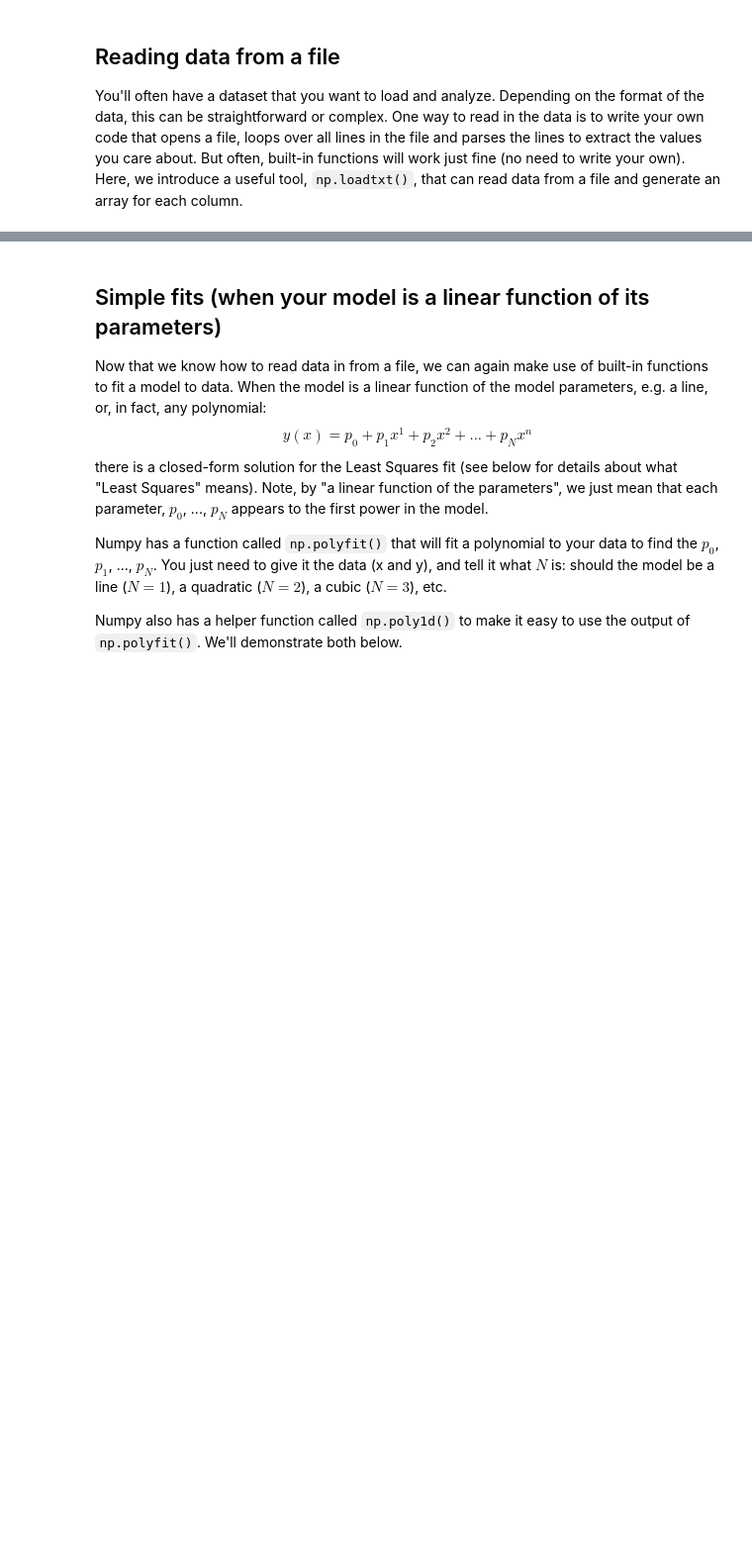
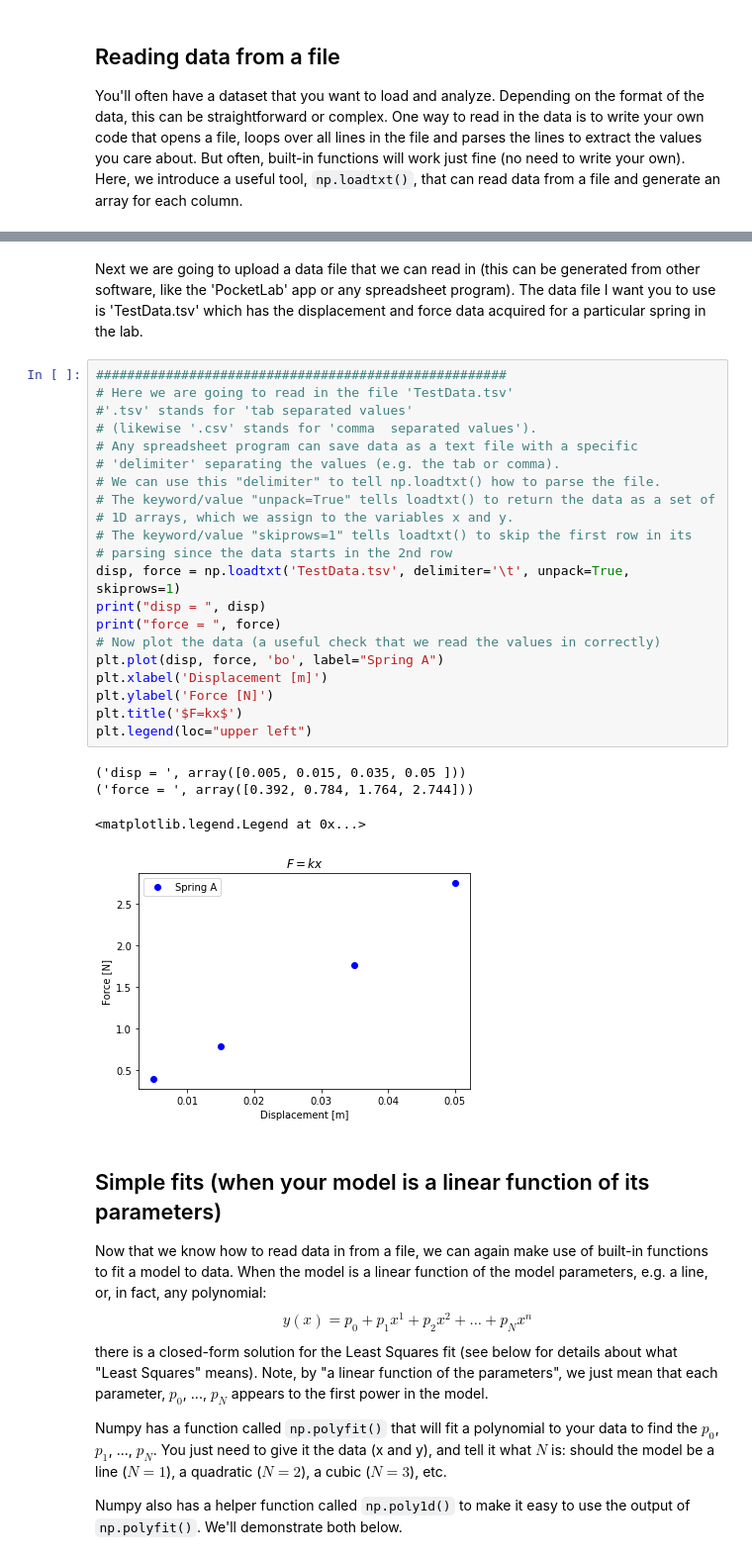
Before and after one commit to meridethfrey/ResonanceCourse, a Jupyter notebook: IntroToPython/03_Introduction_to_Curve_Fitting.ipynb, the cells around one changed output, grey strips where cells are left out. Shown: that part at 99% size. Drawn from its saved outputs; the diff is of its cells as text; blank space fills up the shorter version.

```diff
--- a/IntroToPython/03_Introduction_to_Curve_Fitting.ipynb
+++ b/IntroToPython/03_Introduction_to_Curve_Fitting.ipynb
@@ -68,3 +71,31 @@ plt.legend(loc="upper left")
+# %% [markdown]
+Next we are going to upload a data file that we can read in (this can be generated from other software, like the 'PocketLab' app or any spreadsheet program). The data file I want you to use is 'TestData.tsv' which has the displacement and force data acquired for a particular spring in the lab.
+# %%
+#####################################################
+# Here we are going to read in the file 'TestData.tsv'
+#'.tsv' stands for 'tab separated values'
+# (likewise '.csv' stands for 'comma  separated values').
+# Any spreadsheet program can save data as a text file with a specific
+# 'delimiter' separating the values (e.g. the tab or comma).
+# We can use this "delimiter" to tell np.loadtxt() how to parse the file.
+# The keyword/value "unpack=True" tells loadtxt() to return the data as a set of
+# 1D arrays, which we assign to the variables x and y.
+# The keyword/value "skiprows=1" tells loadtxt() to skip the first row in its
+# parsing since the data starts in the 2nd row
+disp, force = np.loadtxt('TestData.tsv', delimiter='\t', unpack=True, skiprows=1)
+print("disp = ", disp)
+print("force = ", force)
+# Now plot the data (a useful check that we read the values in correctly)
+plt.plot(disp, force, 'bo', label="Spring A")
+plt.xlabel('Displacement [m]')
+plt.ylabel('Force [N]')
+plt.title('$F=kx$')
+plt.legend(loc="upper left")
+# %% [output]
+('disp = ', array([0.005, 0.015, 0.035, 0.05 ]))
+('force = ', array([0.392, 0.784, 1.764, 2.744]))
+<matplotlib.legend.Legend at 0x...>
+[figure, added]
 # %% [markdown]
 ## Simple fits (when your model is a linear function of its parameters)
 Now that we know how to read data in from a file, we can again make use of built-in functions to fit a model to data.  When the model is a linear function of the model parameters, e.g. a line, or, in fact, any polynomial:
```
Also changed, not shown: parts of 15 cells of this notebook.
